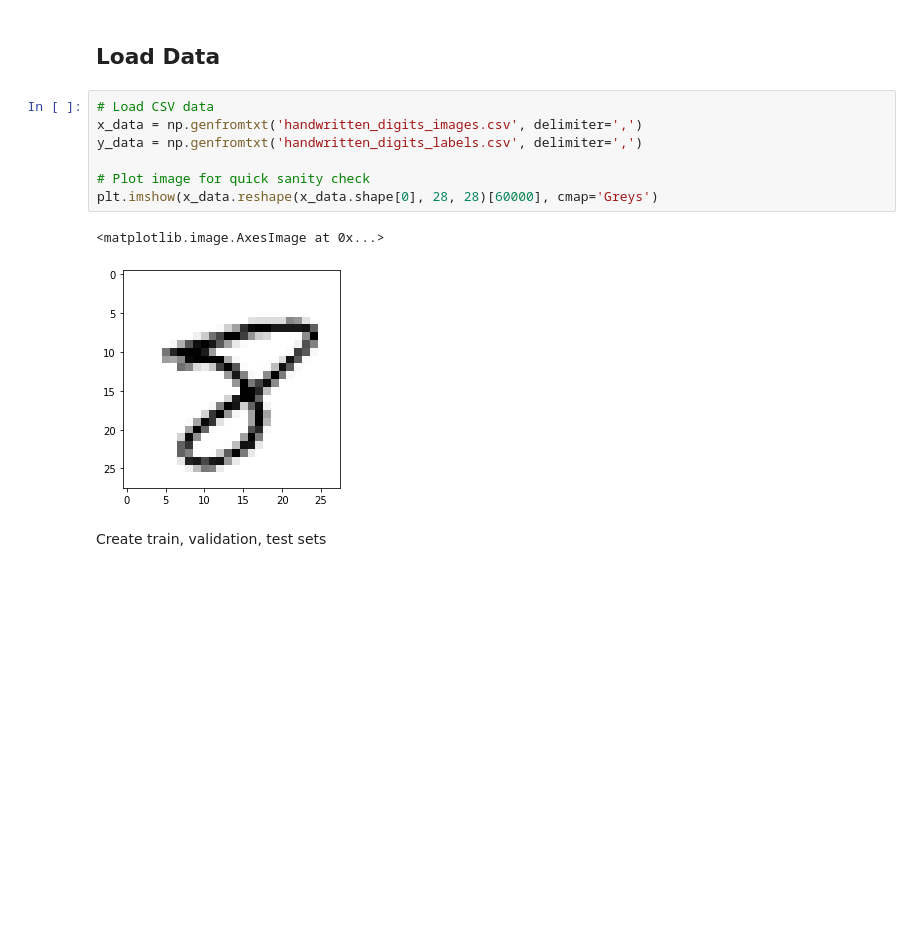
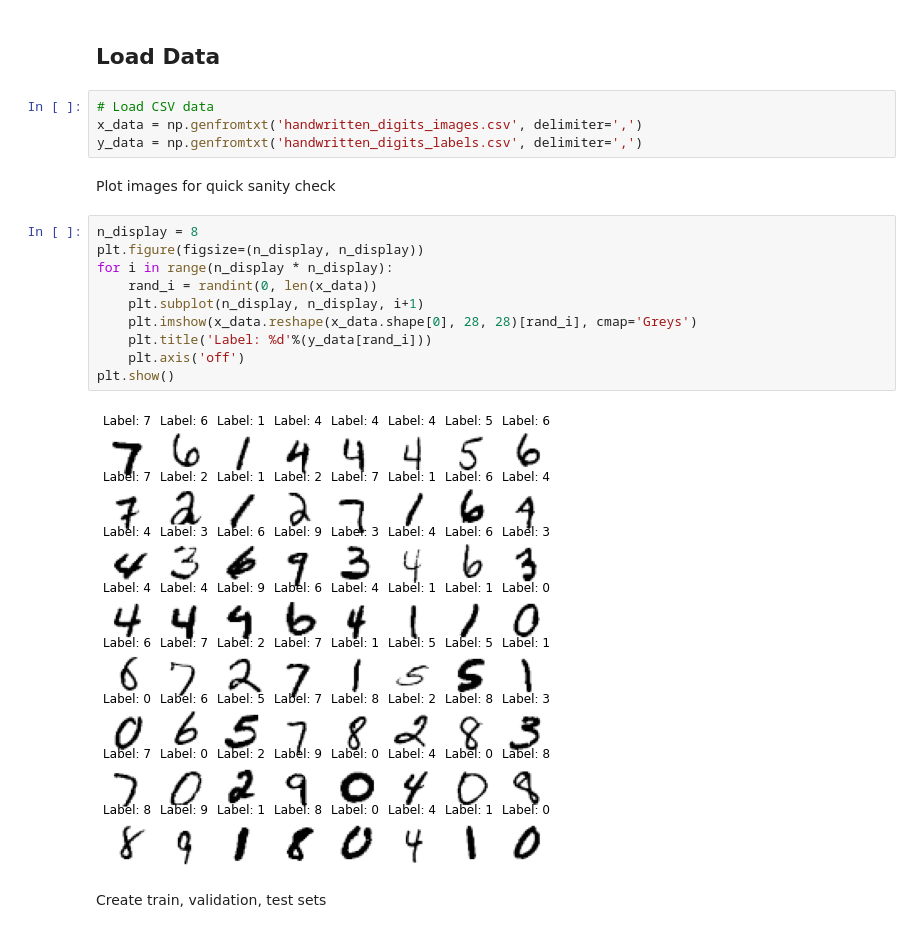
Before and after one commit to ivalencius/Machine_learning_INF264, a Jupyter notebook: Projects/2/digit_recognizer.ipynb, the cells around one changed output. Cells and saved outputs as stored; diff of their text form; blank space fills up the shorter version.

```diff
--- a/Projects/2/digit_recognizer.ipynb
+++ b/Projects/2/digit_recognizer.ipynb
@@ -38,12 +40,20 @@ tf.random.set_seed(seed)
 # Load CSV data
 x_data = np.genfromtxt('handwritten_digits_images.csv', delimiter=',')
 y_data = np.genfromtxt('handwritten_digits_labels.csv', delimiter=',')
-
-# Plot image for quick sanity check
-plt.imshow(x_data.reshape(x_data.shape[0], 28, 28)[60000], cmap='Greys')
-# %% [output]
-<matplotlib.image.AxesImage at 0x...>
-[figure, removed]
+# %% [markdown]
+Plot images for quick sanity check
+# %%
+n_display = 8
+plt.figure(figsize=(n_display, n_display))
+for i in range(n_display * n_display):
+    rand_i = randint(0, len(x_data))
+    plt.subplot(n_display, n_display, i+1)
+    plt.imshow(x_data.reshape(x_data.shape[0], 28, 28)[rand_i], cmap='Greys')
+    plt.title('Label: %d'%(y_data[rand_i]))
+    plt.axis('off')
+plt.show()
+# %% [output]
+[figure, added]
 # %% [markdown]
 Create train, validation, test sets
 # %%
```
Also changed, not shown: parts of 4 cells of this notebook.
